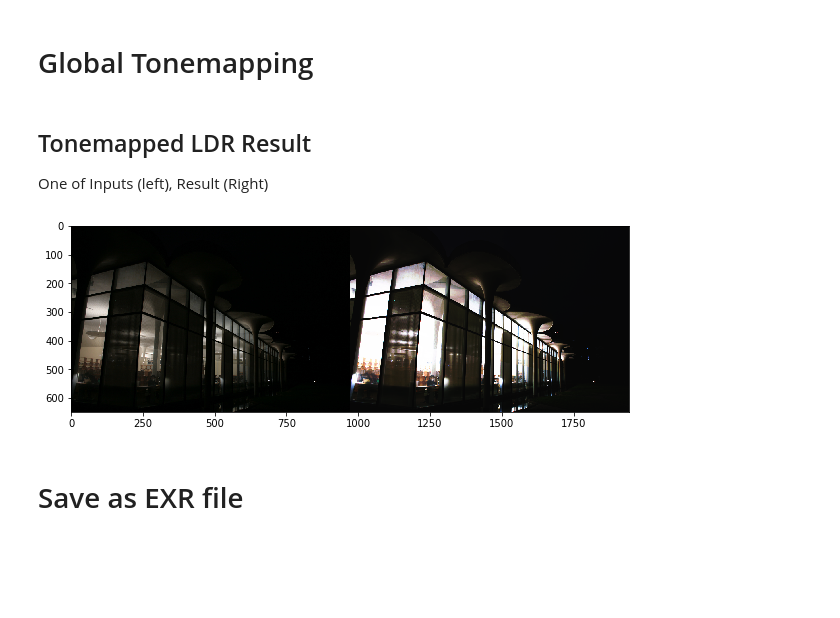
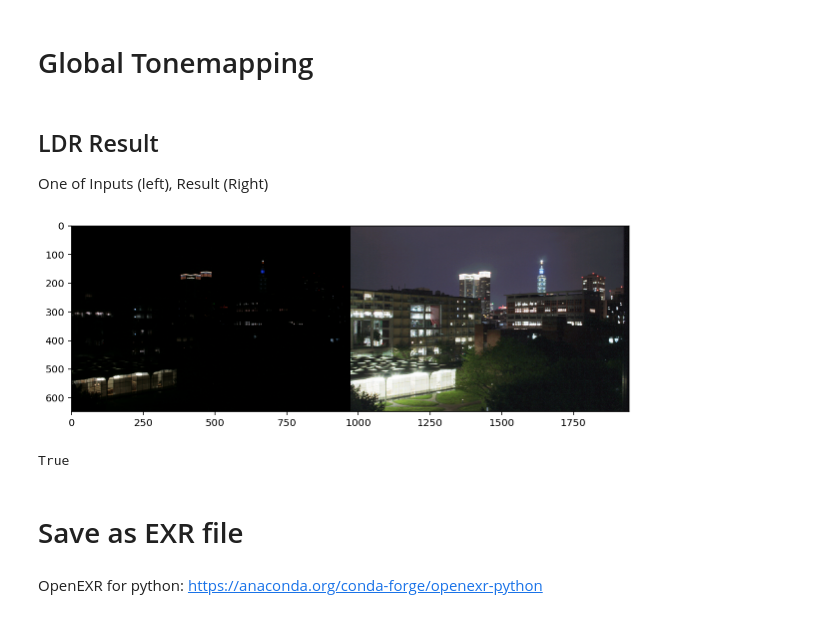
Before and after one commit to csvt32745/VFX_2021_SPRING, a Jupyter notebook: hw1/hw1.ipynb, the cells around one changed output. Cells and saved outputs as stored; diff of their text form; code cells hidden in the pictures; blank space fills up the shorter version.

Commit message:
Result IO

```diff
--- a/hw1/hw1.ipynb
+++ b/hw1/hw1.ipynb
@@ -22,8 +23,8 @@ def show(img):
 ## Read Image
 # %%
 # filename = 'castle'
-filename = 'library_1'
-# filename = '101'
+# filename = 'library_1'
+filename = '101'
 type = "TIME"
 # type = "EV"
 
@@ -157,39 +166,37 @@ for i, g in enumerate(rgb_g):
 # %% [markdown]
 # Global Tonemapping
 # %%
+# [ch, p, w, h]
 def normalize(img):
     _min = img.min()
     _max = img.max()
     return (img-_min)/(_max-_min)
 
-def luminance(idx, img):
-    # weight = [0.2125, 0.7154, 0.0721]
-    # img = weight[idx] * img
-    return img
-
-def globalToneMapping(idx, img):
-    alpha = 0.18
-    lum = luminance(idx, img)
-    # img = normalize(img)*255.0
+def globalToneMapping(idx, img, alpha = 0.18):
     # ep = np.finfo(float).eps
     ep = 10-5
-    lbar = np.exp(np.sum(np.log(ep + lum))/(lum.shape[0] * lum.shape[1]))
-    lum = alpha * np.exp(lum) / lbar
-    lum = lum / (1.0 + lum)
+    lbar = np.exp(np.sum(np.log(ep + img))/(img.shape[0] * img.shape[1]))
+    img = alpha * img / lbar
+    img = img / (1.0 + img)
 
-    return lum
+    return img
 # %%
-ldr_result = np.array([globalToneMapping(idx, img)*255 for idx, img in enumerate(hdr_result)]).astype('uint8')
+alpha = 4
+ldr_result = np.array([globalToneMapping(idx, img, alpha)*255 for idx, img in enumerate(hdr_result)]).astype('uint8')
 ldr_result = ldr_result.transpose([1, 2, 0])
 # %% [markdown]
-## Tonemapped LDR Result
+## LDR Result
 One of Inputs (left), Result (Right)
 # %%
 show(np.concatenate([imgs[1], ldr_result], axis=1))
+cv2.imwrite("result.png", ldr_result)
 # %% [output]
-[figure, old version]
+[figure, new version]
+True
 # %% [markdown]
 # Save as EXR file
+# %% [markdown]
+OpenEXR for python: https://anaconda.org/conda-forge/openexr-python
 # %%
 import OpenEXR as exr
 import array
```
Also changed, not shown: parts of 7 cells of this notebook.
